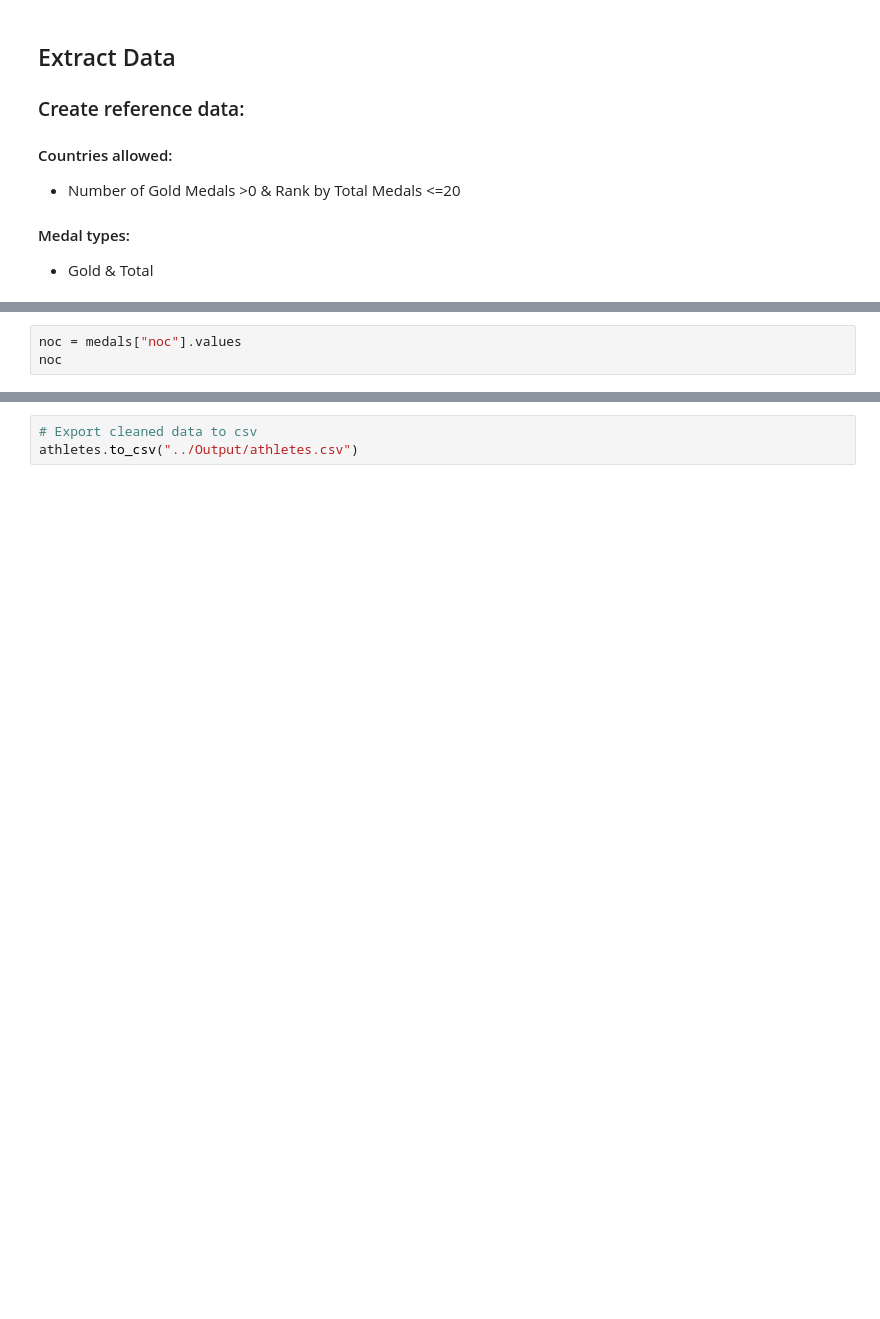
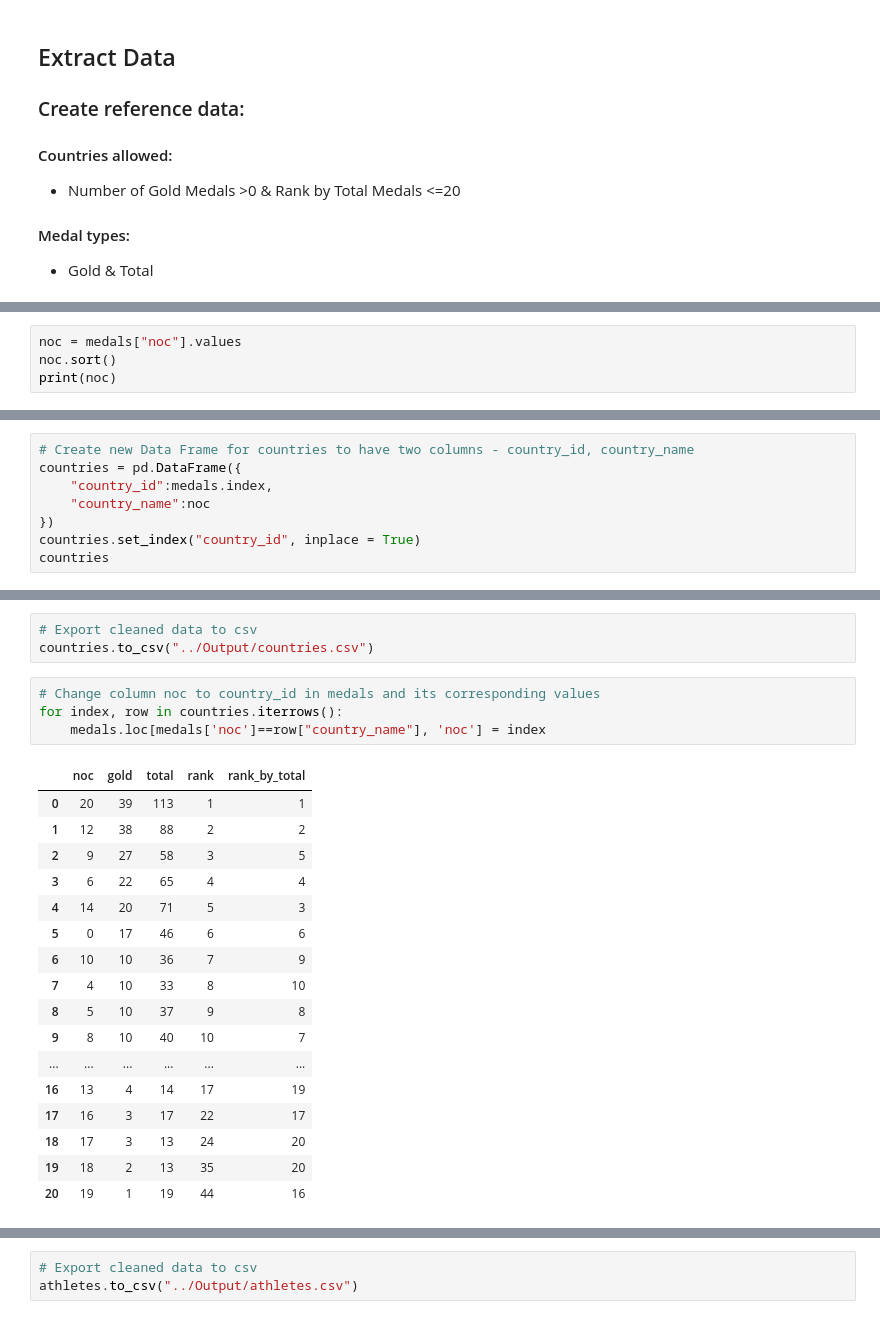
Before and after one commit to BankeUCI/Project_2, a Jupyter notebook: GalynaM/extract_transf.ipynb, the cells around one changed output, grey strips where cells are left out. Cells and saved outputs as stored; diff of their text form; blank space fills up the shorter version.

```diff
--- a/GalynaM/extract_transf.ipynb
+++ b/GalynaM/extract_transf.ipynb
@@ -37,5 +38,6 @@ medals
 | 20 | Ukraine | 1 | 19 | 44 | 16 |
 # %%
 noc = medals["noc"].values
-noc
+noc.sort()
+print(noc)
 # %% [output]
@@ -46,0 +48,8 @@ array(['United States of America', "People's Republic of China", 'Japan',
+# %%
+# Create new Data Frame for countries to have two columns - country_id, country_name
+countries = pd.DataFrame({
+    "country_id":medals.index,
+    "country_name":noc
+})
+countries.set_index("country_id", inplace = True)
+countries
@@ -46,0 +75,25 @@ array(['United States of America', "People's Republic of China", 'Japan',
+# %%
+# Export cleaned data to csv
+countries.to_csv("../Output/countries.csv")
+# %%
+# Change column noc to country_id in medals and its corresponding values
+for index, row in countries.iterrows():
+    medals.loc[medals['noc']==row["country_name"], 'noc'] = index
+# %% [output]
+|  | noc | gold | total | rank | rank_by_total |
+| 0 | 20 | 39 | 113 | 1 | 1 |
+| 1 | 12 | 38 | 88 | 2 | 2 |
+| 2 | 9 | 27 | 58 | 3 | 5 |
+| 3 | 6 | 22 | 65 | 4 | 4 |
+| 4 | 14 | 20 | 71 | 5 | 3 |
+| 5 | 0 | 17 | 46 | 6 | 6 |
+| 6 | 10 | 10 | 36 | 7 | 9 |
+| 7 | 4 | 10 | 33 | 8 | 10 |
+| 8 | 5 | 10 | 37 | 9 | 8 |
+| 9 | 8 | 10 | 40 | 10 | 7 |
+| ... | ... | ... | ... | ... | ... |
+| 16 | 13 | 4 | 14 | 17 | 19 |
+| 17 | 16 | 3 | 17 | 22 | 17 |
+| 18 | 17 | 3 | 13 | 24 | 20 |
+| 19 | 18 | 2 | 13 | 35 | 20 |
+| 20 | 19 | 1 | 19 | 44 | 16 |
```
Also changed, not shown: parts of 29 cells of this notebook, 5 other files.
